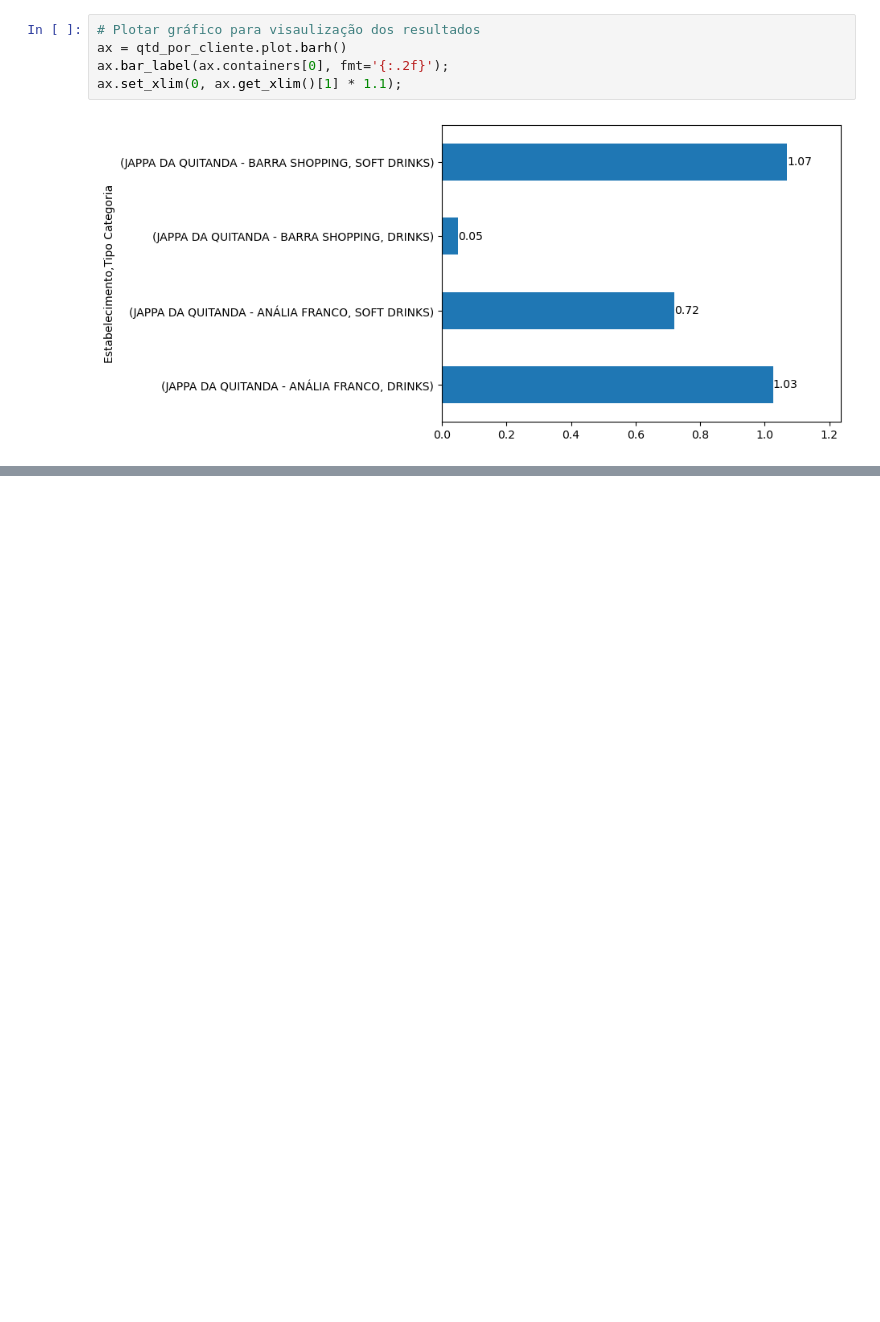
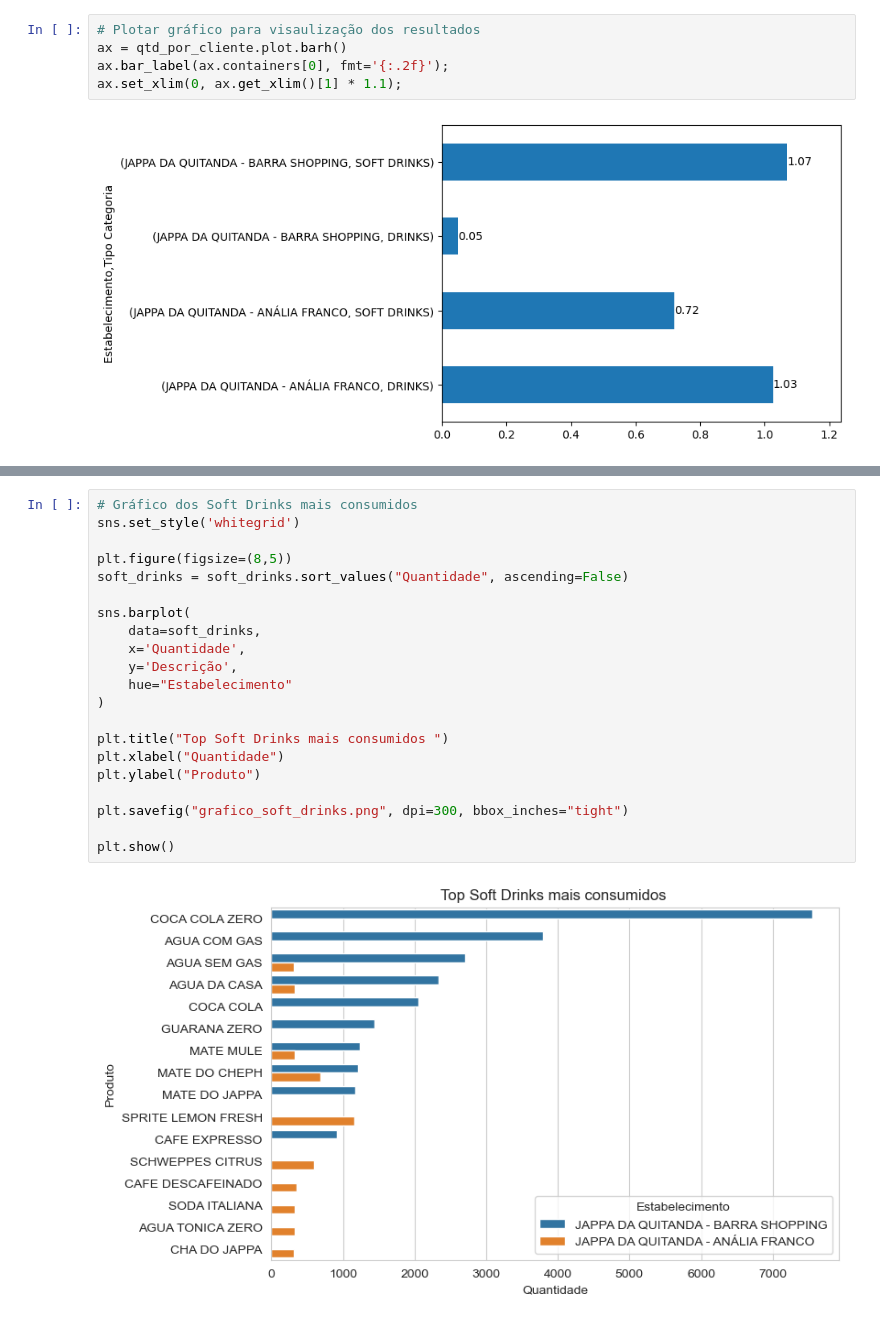
Before and after one commit to Alexlimaandre/analise_de_consumo_de_bebidas, a Jupyter notebook: drinks.ipynb, the cells around one changed output, grey strips where cells are left out. Saved outputs shown, nothing was run; the diff lists cells and outputs as text; blank space fills up the shorter version.

```diff
--- a/drinks.ipynb
+++ b/drinks.ipynb
@@ -168,0 +257,23 @@ Name: Quantidade, dtype: int64
+# %%
+# Gráfico dos Soft Drinks mais consumidos
+sns.set_style('whitegrid')
+
+plt.figure(figsize=(8,5))
+soft_drinks = soft_drinks.sort_values("Quantidade", ascending=False)
+
+sns.barplot(
+    data=soft_drinks,
+    x='Quantidade',
+    y='Descrição',
+    hue="Estabelecimento"
+)
+
+plt.title("Top Soft Drinks mais consumidos ")
+plt.xlabel("Quantidade")
+plt.ylabel("Produto")
+
+plt.savefig("grafico_soft_drinks.png", dpi=300, bbox_inches="tight")
+
+plt.show()
+# %% [output]
+[figure, added]
```
Also changed, not shown: parts of 6 cells of this notebook, 4 other files.
